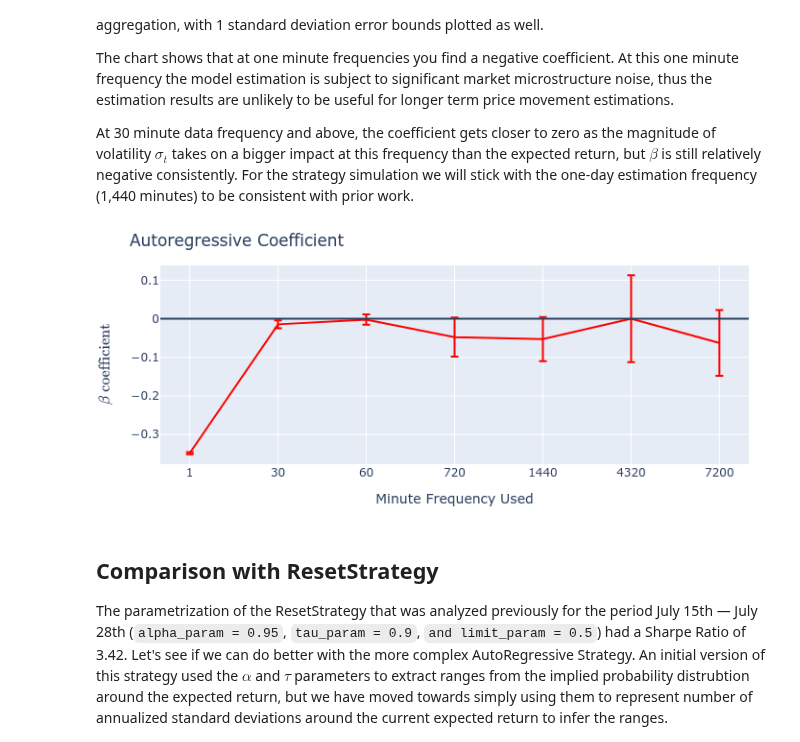
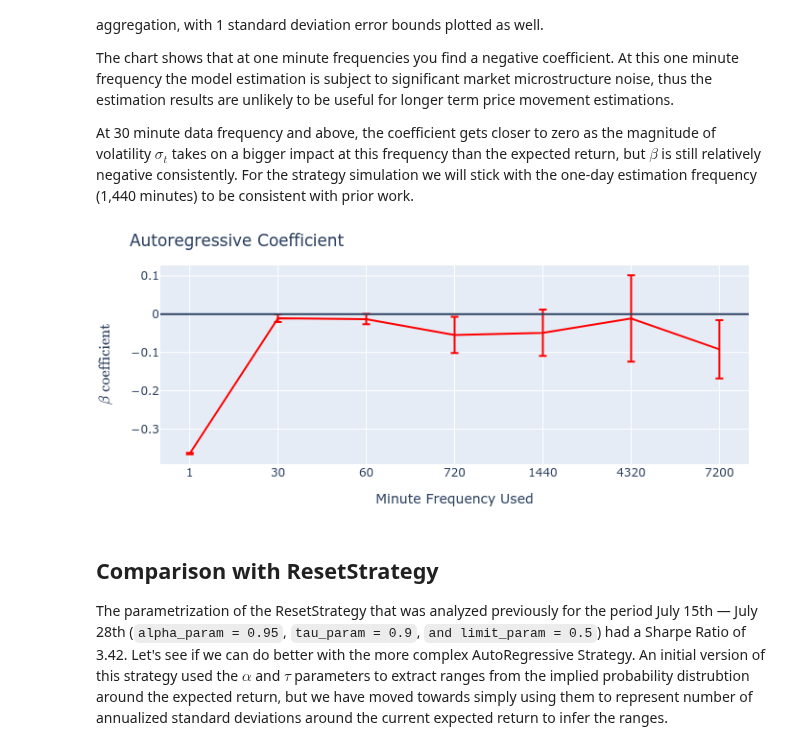
Before and after one commit to ricardgardella/active-strategy-framework, a Jupyter notebook: 2_AutoRegressive_Strategy_Example.ipynb, the cells around one changed output. Cells and saved outputs as stored; diff of their text form; code cells hidden in the pictures.

```diff
--- a/2_AutoRegressive_Strategy_Example.ipynb
+++ b/2_AutoRegressive_Strategy_Example.ipynb
@@ -36,7 +36,7 @@ from config import BITQUERY_API_TOKEN
 #
 ################
 # Get Swap Data
-DOWNLOAD_DATA      = False
+DOWNLOAD_DATA      = True
 address            = '0x8ad599c3a0ff1de082011efddc58f1908eb6e6d8'
 token_0_address    = '0xA0b86991c6218b36c1d19D4a2e9Eb0cE3606eB48'
 token_1_address    = '0xC02aaA39b223FE8D0A0e5C4F27eAD9083C756Cc2'
@@ -64,6 +64,7 @@ On the other hand, the model finds interesting time series structure in the vola
 # %%
 AGGREGATED_MINUTES  = 'D'
 price_data_filtered = ActiveStrategyFramework.aggregate_price_data(price_data,frequency = AGGREGATED_MINUTES)
+price_data_filtered = price_data_filtered[abs(price_data_filtered.price_return) <= .9]
 
 ar                  = arch.univariate.ARX(price_data_filtered['price_return'].to_numpy()*10, lags=1)
 ar.volatility       = arch.univariate.GARCH(p=1,q=1)
@@ -85,8 +86,10 @@ At 30 minute data frequency and above, the coefficient gets closer to zero as th
 periods = [1, 30, 60, 60*12, 60*24, 60*24*3, 60*24*5]
 ar_coefficient = []
 
+price_data_filled = ActiveStrategyFramework.fill_time(price_data)
+
 for p in periods:
-    price_data_filtered = ActiveStrategyFramework.aggregate_time(price_data,minutes = p)
+    price_data_filtered = price_data_filled.resample(str(p)+' min',closed='right',label='right').last()
     price_data_filtered['price_return'] = price_data_filtered['quotePrice'].pct_change()
     ar_p                = arch.univariate.ARX(price_data_filtered['price_return'].to_numpy()[1:]*100, lags=1,rescale=False)
     ar_p.volatility     = arch.univariate.GARCH(p=1,q=1)
@@ -101,34 +104,34 @@ ar_coefficient_pd = pd.DataFrame(ar_coefficient)
 CHART_SIZE = 300
 
 fig_ar_beta = go.Figure()
 
 fig_ar_beta.add_trace(go.Scatter(
     x=list(periods),
     y=ar_coefficient_pd['ar_coeff'],
     error_y=dict(
     type='data',
     array=ar_coefficient_pd['ar_std'],
     visible=True),
     fill=None,
     mode='lines',
     showlegend = False,
     line_color='#ff0000'))
 
 fig_ar_beta.add_hline(y=0.0)
 
 fig_ar_beta.update_layout(
     margin=dict(l=20, r=20, t=40, b=20),
     height= CHART_SIZE,
     title = 'Autoregressive Coefficient',
     xaxis_title="Minute Frequency Used",
     yaxis_title=r'$\beta \text{ coefficient}$',
 )
 
 fig_ar_beta.update_xaxes(type='category')
 
 fig_ar_beta.show(renderer="png")
 # %% [output]
-[figure, old version]
+[figure, new version]
 # %% [markdown]
 ## Comparison with ResetStrategy
 
```
Also changed, not shown: parts of 12 cells of this notebook, 1 other file.
